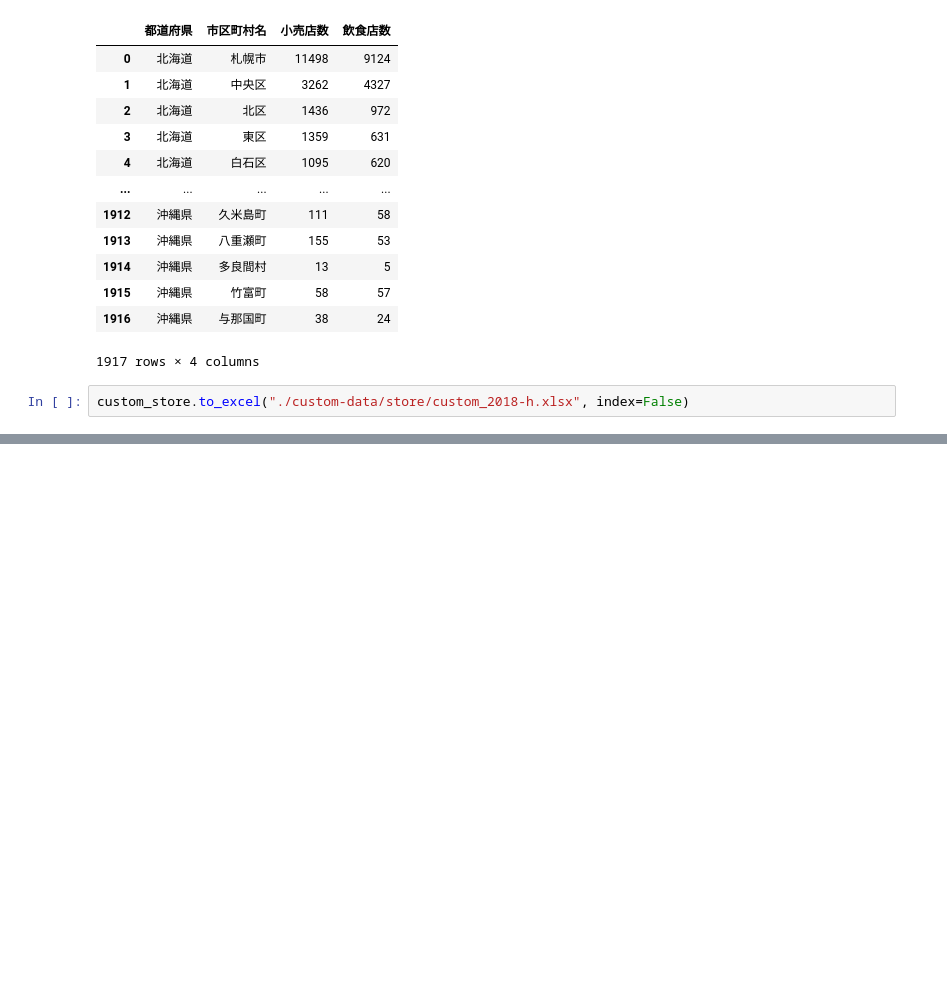
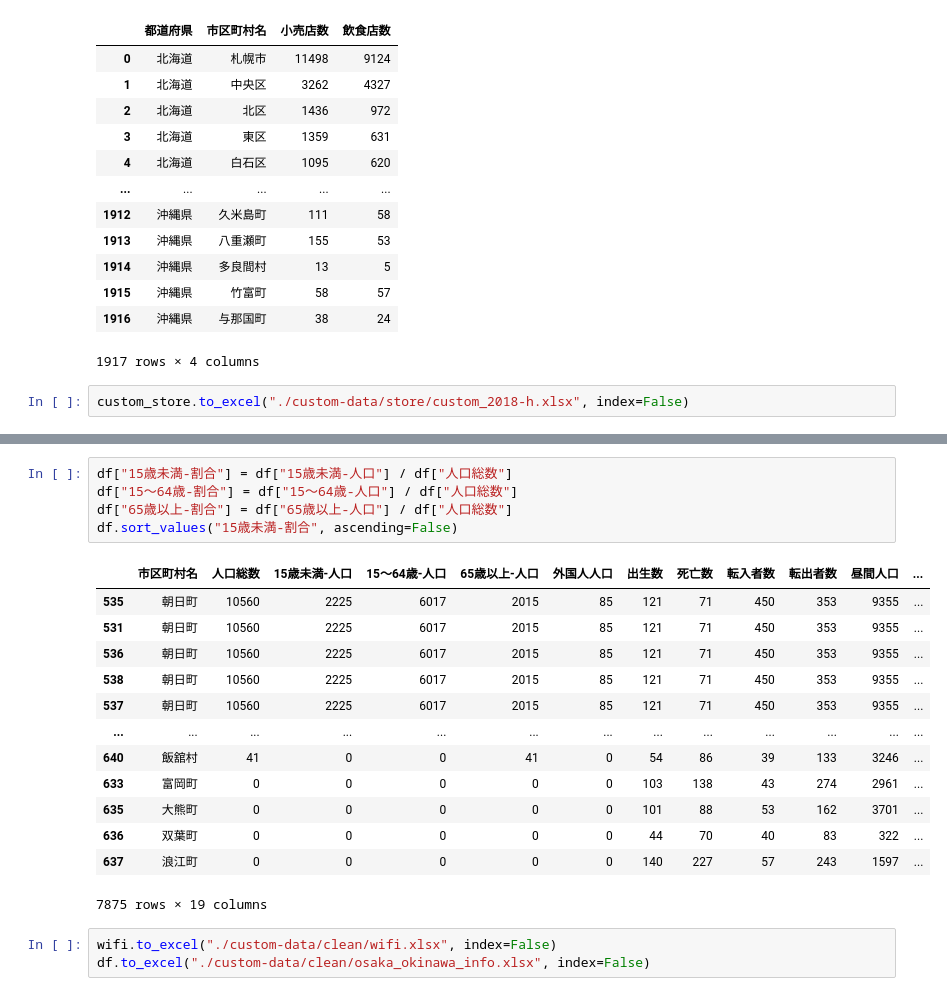
Before and after one commit to Yokohide0317/Python-R-Class, a Jupyter notebook: okinawa-wifi/01_make_dataset.ipynb, the cells around one changed output, grey strips where cells are left out. Saved outputs shown, nothing was run; the diff lists cells and outputs as text; blank space fills up the shorter version.

```diff
--- a/okinawa-wifi/01_make_dataset.ipynb
+++ b/okinawa-wifi/01_make_dataset.ipynb
@@ -227,0 +336,22 @@ custom_store.to_excel("./custom-data/store/custom_2018-h.xlsx", index=False)
+# %%
+df["15歳未満-割合"] = df["15歳未満-人口"] / df["人口総数"]
+df["15～64歳-割合"] = df["15～64歳-人口"] / df["人口総数"]
+df["65歳以上-割合"] = df["65歳以上-人口"] / df["人口総数"]
+df.sort_values("15歳未満-割合", ascending=False)
+# %% [output]
+|  | 市区町村名 | 人口総数 | 15歳未満-人口 | 15～64歳-人口 | 65歳以上-人口 | 外国人人口 | 出生数 | 死亡数 | 転入者数 | 転出者数 | 昼間人口 | ... |
+| 535 | 朝日町 | 10560 | 2225 | 6017 | 2015 | 85 | 121 | 71 | 450 | 353 | 9355 | ... |
+| 531 | 朝日町 | 10560 | 2225 | 6017 | 2015 | 85 | 121 | 71 | 450 | 353 | 9355 | ... |
+| 536 | 朝日町 | 10560 | 2225 | 6017 | 2015 | 85 | 121 | 71 | 450 | 353 | 9355 | ... |
+| 538 | 朝日町 | 10560 | 2225 | 6017 | 2015 | 85 | 121 | 71 | 450 | 353 | 9355 | ... |
+| 537 | 朝日町 | 10560 | 2225 | 6017 | 2015 | 85 | 121 | 71 | 450 | 353 | 9355 | ... |
+| ... | ... | ... | ... | ... | ... | ... | ... | ... | ... | ... | ... | ... |
+| 640 | 飯舘村 | 41 | 0 | 0 | 41 | 0 | 54 | 86 | 39 | 133 | 3246 | ... |
+| 633 | 富岡町 | 0 | 0 | 0 | 0 | 0 | 103 | 138 | 43 | 274 | 2961 | ... |
+| 635 | 大熊町 | 0 | 0 | 0 | 0 | 0 | 101 | 88 | 53 | 162 | 3701 | ... |
+| 636 | 双葉町 | 0 | 0 | 0 | 0 | 0 | 44 | 70 | 40 | 83 | 322 | ... |
+| 637 | 浪江町 | 0 | 0 | 0 | 0 | 0 | 140 | 227 | 57 | 243 | 1597 | ... |
+7875 rows × 19 columns
+# %%
+wifi.to_excel("./custom-data/clean/wifi.xlsx", index=False)
+df.to_excel("./custom-data/clean/osaka_okinawa_info.xlsx", index=False)
```
Also changed, not shown: parts of 7 cells of this notebook, 9 other files.
